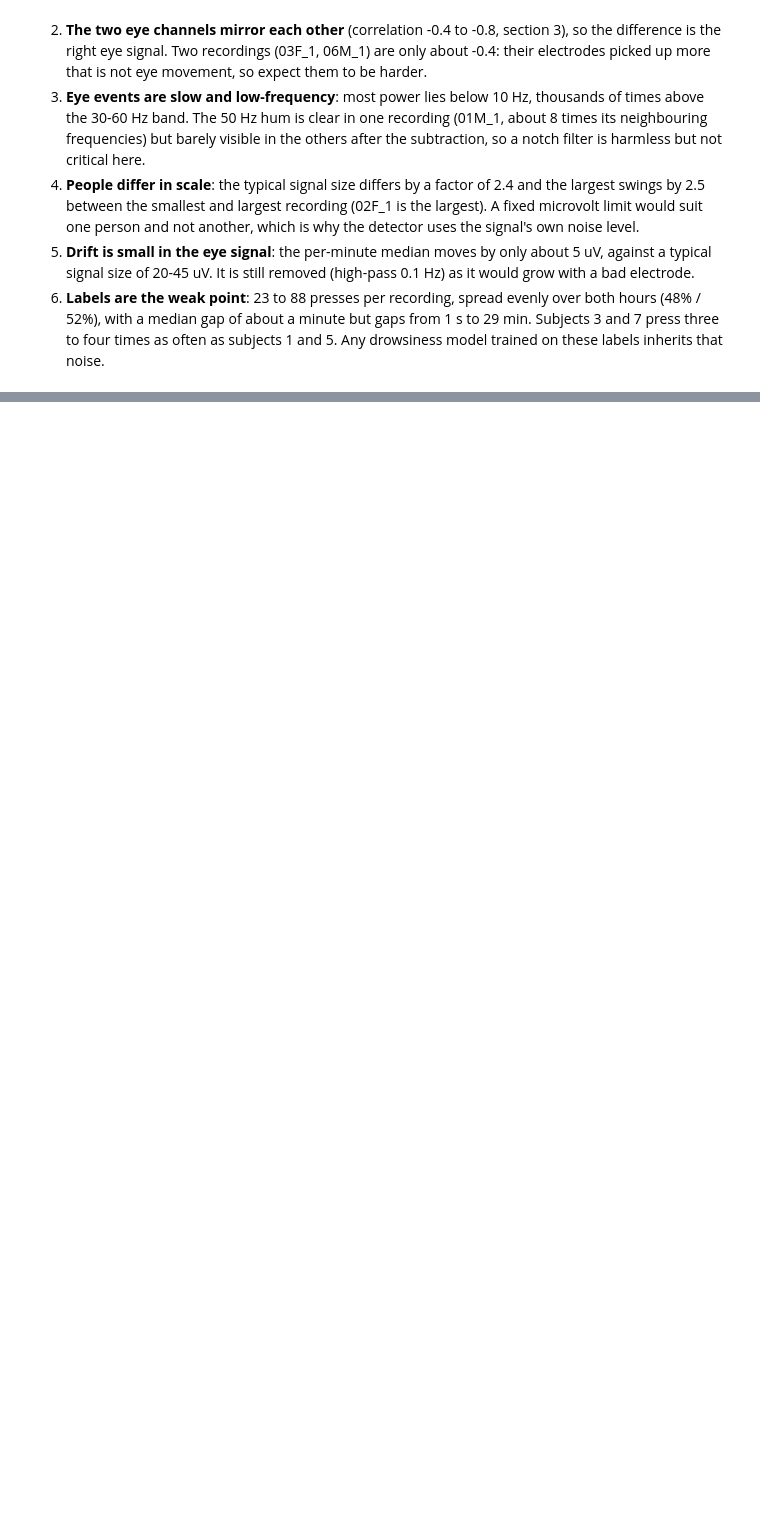
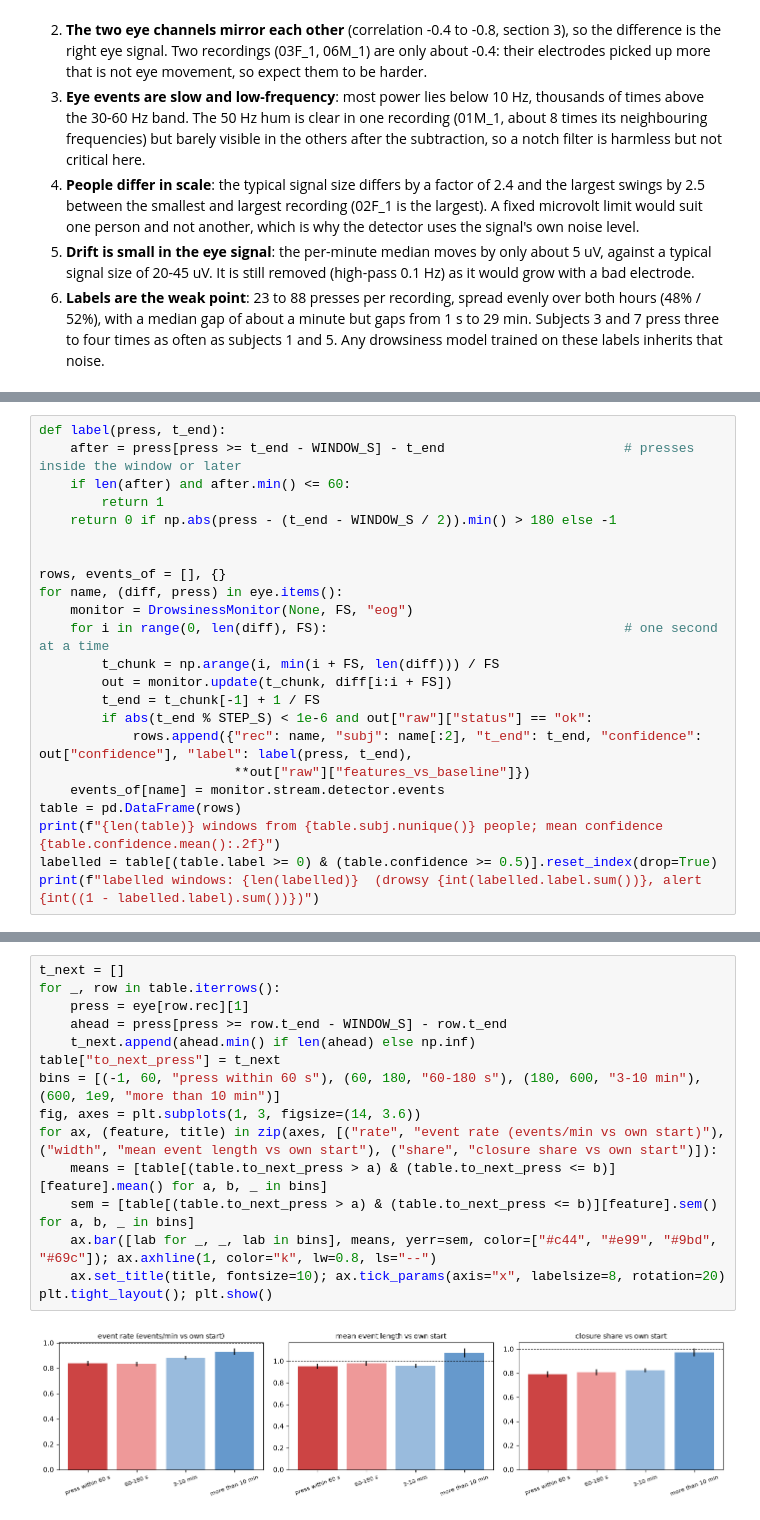
Before and after one commit to notchkillerAI/multimodal-drowsiness-detection, a Jupyter notebook: EOG_EDA.ipynb, the cells around one changed output, grey strips where cells are left out. Drawn from its saved outputs; the diff is of its cells as text; blank space fills up the shorter version.

```diff
--- a/EOG_EDA.ipynb
+++ b/EOG_EDA.ipynb
@@ -210,0 +259,23 @@ gap between two presses: median 62 s, shortest 1 s, longest 29 min
+# %%
+def label(press, t_end):
+    after = press[press >= t_end - WINDOW_S] - t_end                       # presses inside the window or later
+    if len(after) and after.min() <= 60:
+        return 1
+    return 0 if np.abs(press - (t_end - WINDOW_S / 2)).min() > 180 else -1
+
+
+rows, events_of = [], {}
+for name, (diff, press) in eye.items():
+    monitor = DrowsinessMonitor(None, FS, "eog")
+    for i in range(0, len(diff), FS):                                      # one second at a time
+        t_chunk = np.arange(i, min(i + FS, len(diff))) / FS
+        out = monitor.update(t_chunk, diff[i:i + FS])
+        t_end = t_chunk[-1] + 1 / FS
+        if abs(t_end % STEP_S) < 1e-6 and out["raw"]["status"] == "ok":
+            rows.append({"rec": name, "subj": name[:2], "t_end": t_end, "confidence": out["confidence"], "label": label(press, t_end),
+                         **out["raw"]["features_vs_baseline"]})
+    events_of[name] = monitor.stream.detector.events
+table = pd.DataFrame(rows)
+print(f"{len(table)} windows from {table.subj.nunique()} people; mean confidence {table.confidence.mean():.2f}")
+labelled = table[(table.label >= 0) & (table.confidence >= 0.5)].reset_index(drop=True)
+print(f"labelled windows: {len(labelled)}  (drowsy {int(labelled.label.sum())}, alert {int((1 - labelled.label).sum())})")
@@ -210,0 +288,17 @@ gap between two presses: median 62 s, shortest 1 s, longest 29 min
+# %%
+t_next = []
+for _, row in table.iterrows():
+    press = eye[row.rec][1]
+    ahead = press[press >= row.t_end - WINDOW_S] - row.t_end
+    t_next.append(ahead.min() if len(ahead) else np.inf)
+table["to_next_press"] = t_next
+bins = [(-1, 60, "press within 60 s"), (60, 180, "60-180 s"), (180, 600, "3-10 min"), (600, 1e9, "more than 10 min")]
+fig, axes = plt.subplots(1, 3, figsize=(14, 3.6))
+for ax, (feature, title) in zip(axes, [("rate", "event rate (events/min vs own start)"), ("width", "mean event length vs own start"), ("share", "closure share vs own start")]):
+    means = [table[(table.to_next_press > a) & (table.to_next_press <= b)][feature].mean() for a, b, _ in bins]
+    sem = [table[(table.to_next_press > a) & (table.to_next_press <= b)][feature].sem() for a, b, _ in bins]
+    ax.bar([lab for _, _, lab in bins], means, yerr=sem, color=["#c44", "#e99", "#9bd", "#69c"]); ax.axhline(1, color="k", lw=0.8, ls="--")
+    ax.set_title(title, fontsize=10); ax.tick_params(axis="x", labelsize=8, rotation=20)
+plt.tight_layout(); plt.show()
+# %% [output]
+[figure, added]
```
Also changed, not shown: parts of 20 cells of this notebook, 4 other files.
